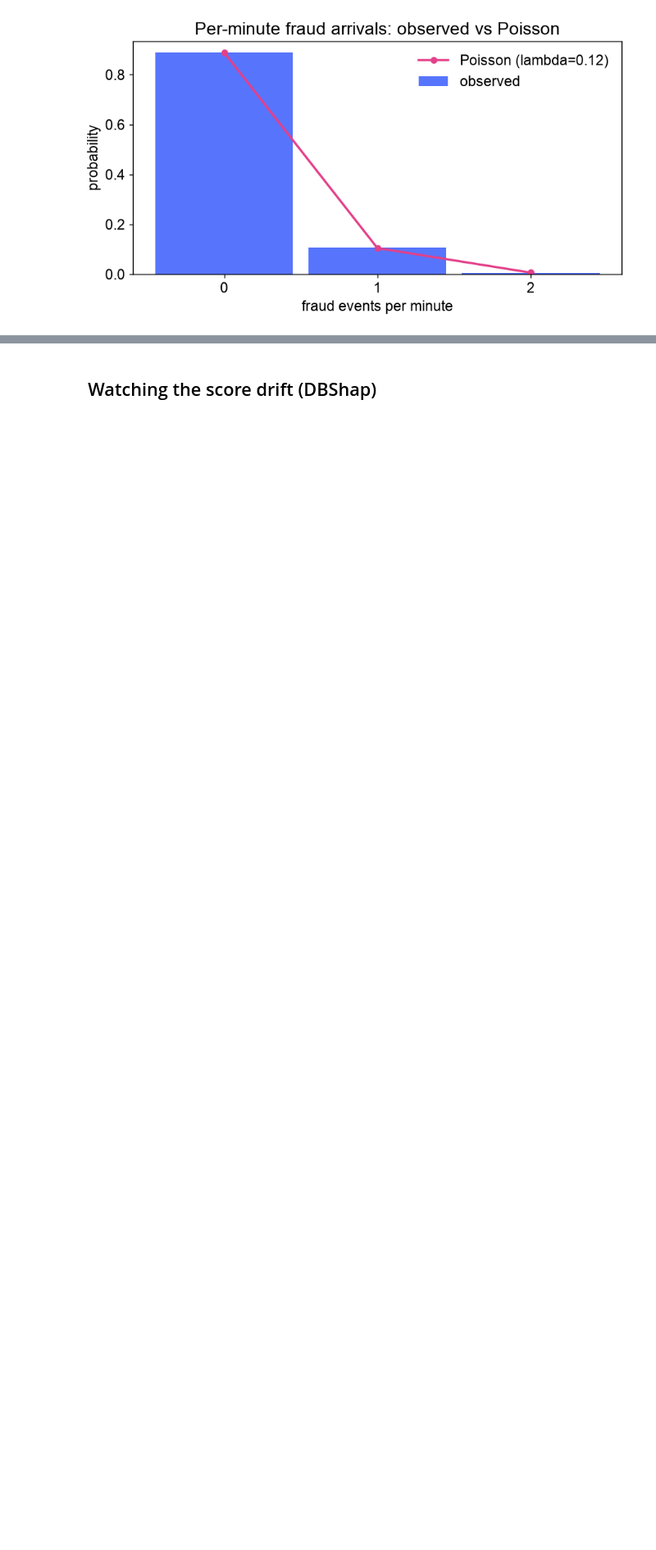
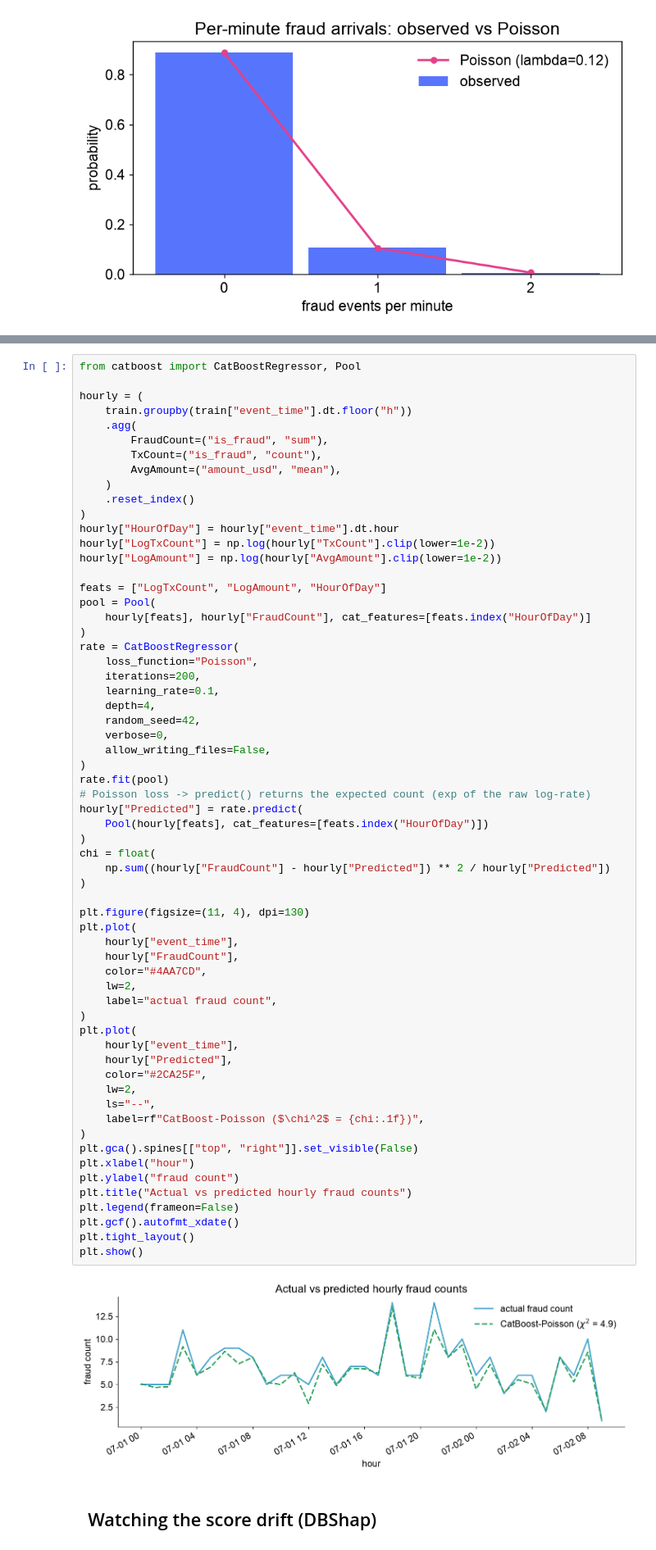
Before and after one commit to PacktPublishing/Developing-AI-ML-Solutions-on-AWS, a Jupyter notebook: code/ch-06-streaming-fraud/notebooks/score_and_drift.ipynb, the cells around one changed output, grey strips where cells are left out. Shown at 82% size. Saved outputs shown, nothing was run; the diff lists cells and outputs as text; blank space fills up the shorter version.

```diff
--- a/code/ch-06-streaming-fraud/notebooks/score_and_drift.ipynb
+++ b/code/ch-06-streaming-fraud/notebooks/score_and_drift.ipynb
@@ -284,3 +286,67 @@ plt.show()
+# %%
+from catboost import CatBoostRegressor, Pool
+
+hourly = (
+    train.groupby(train["event_time"].dt.floor("h"))
+    .agg(
+        FraudCount=("is_fraud", "sum"),
+        TxCount=("is_fraud", "count"),
+        AvgAmount=("amount_usd", "mean"),
+    )
+    .reset_index()
+)
+hourly["HourOfDay"] = hourly["event_time"].dt.hour
+hourly["LogTxCount"] = np.log(hourly["TxCount"].clip(lower=1e-2))
+hourly["LogAmount"] = np.log(hourly["AvgAmount"].clip(lower=1e-2))
+
+feats = ["LogTxCount", "LogAmount", "HourOfDay"]
+pool = Pool(
+    hourly[feats], hourly["FraudCount"], cat_features=[feats.index("HourOfDay")]
+)
+rate = CatBoostRegressor(
+    loss_function="Poisson",
+    iterations=200,
+    learning_rate=0.1,
+    depth=4,
+    random_seed=42,
+    verbose=0,
+    allow_writing_files=False,
+)
+rate.fit(pool)
+# Poisson loss -> predict() returns the expected count (exp of the raw log-rate)
+hourly["Predicted"] = rate.predict(
+    Pool(hourly[feats], cat_features=[feats.index("HourOfDay")])
+)
+chi = float(
+    np.sum((hourly["FraudCount"] - hourly["Predicted"]) ** 2 / hourly["Predicted"])
+)
+
+plt.figure(figsize=(11, 4), dpi=130)
+plt.plot(
+    hourly["event_time"],
+    hourly["FraudCount"],
+    color="#4AA7CD",
+    lw=2,
+    label="actual fraud count",
+)
+plt.plot(
+    hourly["event_time"],
+    hourly["Predicted"],
+    color="#2CA25F",
+    lw=2,
+    ls="--",
+    label=rf"CatBoost-Poisson ($\chi^2$ = {chi:.1f})",
+)
+plt.gca().spines[["top", "right"]].set_visible(False)
+plt.xlabel("hour")
+plt.ylabel("fraud count")
+plt.title("Actual vs predicted hourly fraud counts")
+plt.legend(frameon=False)
+plt.gcf().autofmt_xdate()
+plt.tight_layout()
+plt.show()
+# %% [output]
+[figure, added]
 # %% [markdown]
 <link rel="stylesheet" href="https://cdnjs.cloudflare.com/ajax/libs/font-awesome/5.15.3/css/all.min.css">
 
```
Also changed, not shown: parts of 1 cell of this notebook.
